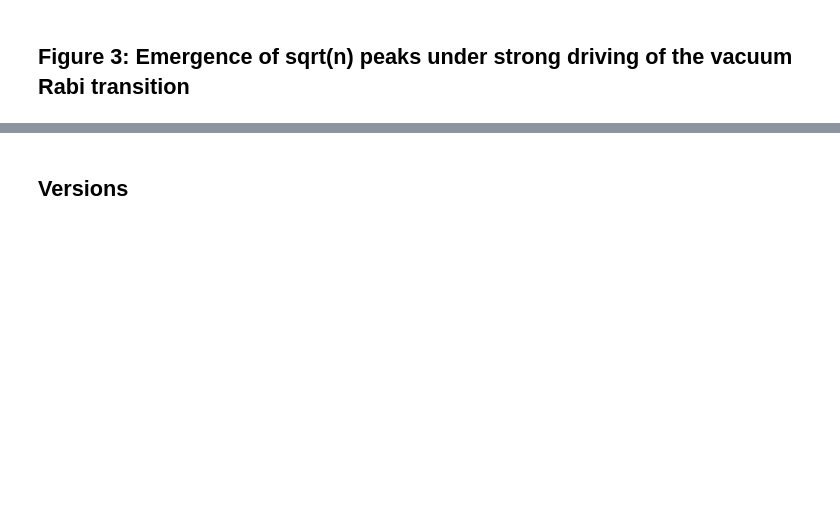
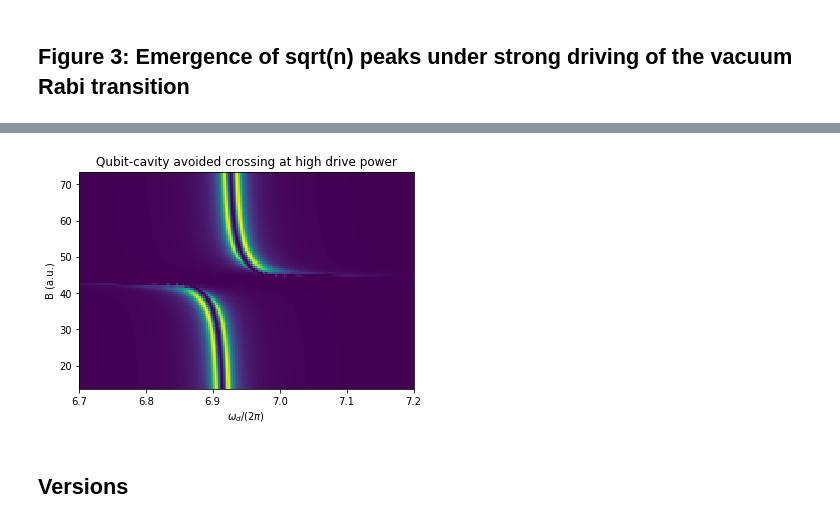
Before and after one commit to akashlevy/NonlinearRabi, a Jupyter notebook: NonlinearRabi.ipynb, the cells around one changed output, grey strips where cells are left out. Cells and saved outputs as stored; diff of their text form; code cells hidden in the pictures; blank space fills up the shorter version.

Commit message:
Updated notebook for initial figure 4 implementation

```diff
--- a/NonlinearRabi.ipynb
+++ b/NonlinearRabi.ipynb
@@ -218,0 +170,37 @@ for i, xi_db in enumerate(xi_dbs):
+# %%
+# Vary the magnetic field (which varies the qubit frequency)
+omega_js = np.linspace(omega_r-30, omega_r+30, 101)  # Qubit frequencies
+omega_ds = np.linspace(6.7, 7.2, 200) * 2 * np.pi    # Driving frequencies
+# %%
+# Find transmission amplitude for varying frequencies
+results = []
+pbar = ProgressBar(len(omega_js))
+for i, omega_j in enumerate(omega_js):
+    # Convert decibel to magnitude
+    xi = 10**(-18/20)
+
+    # Operators
+    a = tensor(destroy(N_light), qeye(N_atom))
+    sm = tensor(qeye(N_light), destroy(N_atom))
+
+    # Solve master equation for different driving frequencies
+    results.append([])
+    for omega_d in omega_ds:
+        # Hamiltonian
+        H_res = (omega_r-omega_d) * a.dag() * a
+        H_qub = (omega_r-omega_j) * sm.dag() * sm #sum([(omega_j(j)-omega_d) * j_braket(j,j) for j in range(N_atom)])
+        H_int = g0_q1 * (a * sm.dag() + sm * a.dag()) #sum([g_j(j) * (a * j_braket(j+1,j) + j_braket(j,j+1) * a.dag()) for j in range(N_atom)])
+        H_drv = xi * (a.dag() + a)
+        H = H_res + H_qub + H_int + H_drv
+
+        # Collapse operators
+        damping = kappa * a
+        relaxation = gamma_1 * sm #gamma_1 * sum([alpha_j(j) * j_braket(j,j+1) for j in range(N_atom-1)])
+        c_ops = [damping, relaxation]
+
+        # Steady-state solution of master equation
+        rho_s = steadystate(H, c_ops)
+        results[-1].append(np.abs(expect(a, rho_s))**2)
+
+    # Update progress bar
+    pbar.update(i)
@@ -219,3 +217,12 @@ for i, xi_db in enumerate(xi_dbs):
+# %%
+# Generate pseudocolor plot of transmission amplitude response over parameter space
+plt.title('Qubit-cavity avoided crossing at high drive power')
+plt.xlabel('$\omega_d / (2 \pi)$')
+plt.ylabel('B (a.u.)')
+plt.pcolor(omega_ds/(2*np.pi), omega_js, results)
+plt.show()
+# %% [output]
+[figure, added]
 # %% [markdown]
 ## Versions
 # %%
```
Also changed, not shown: parts of 9 cells of this notebook.
